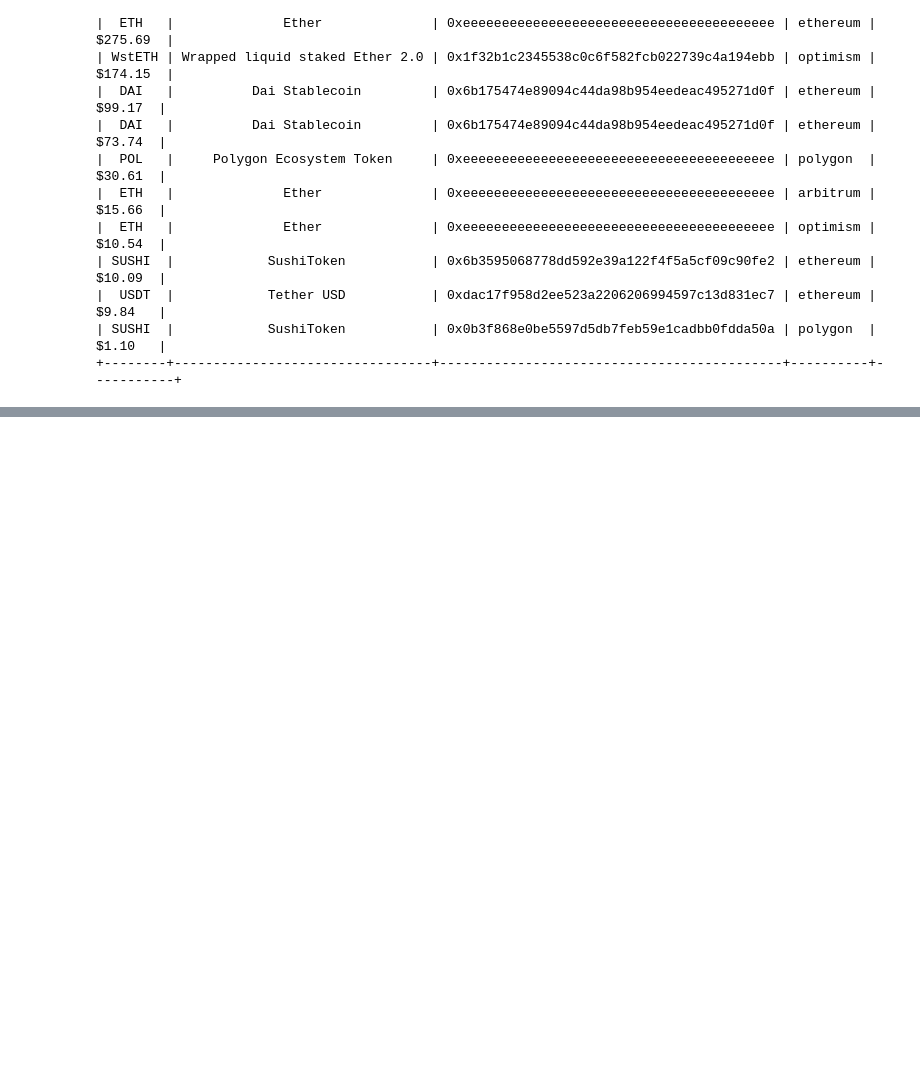
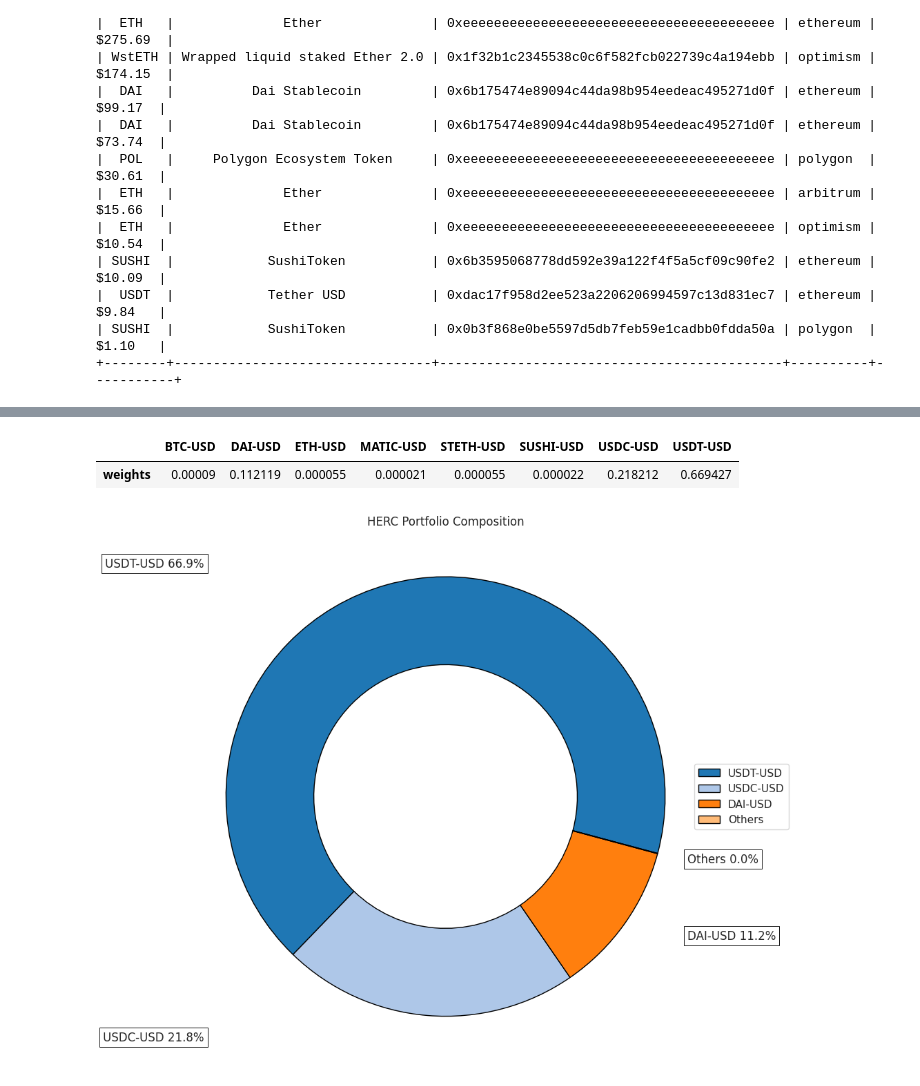
Before and after one commit to cristiansoto-f/reimagined-crypto-optimization, a Jupyter notebook: CryptoPortfolioOpt.ipynb, the cells around one changed output, grey strips where cells are left out. Saved outputs shown, nothing was run; the diff lists cells and outputs as text; code cells hidden in the pictures; blank space fills up the shorter version.

```diff
--- a/CryptoPortfolioOpt.ipynb
+++ b/CryptoPortfolioOpt.ipynb
@@ -266,0 +458,39 @@ print(table)
+# %%
+# Building the portfolio object
+port = rp.HCPortfolio(returns=Y)
+
+# Estimate optimal portfolio:
+model = 'HERC' # could be HRP also
+codependece = 'pearson' # correlation matrix used to group assets in clusters.
+codependence = 'pearson' # Correlation matrix used to group assets in clusters
+rm = 'MV' # Risk measure used, this time will be variance
+rf = 0.05 # Risk free rate
+linkage = 'ward' # Linkage method used to build clusters
+max_k = 10 # Max number of clusters used in two difference gap statistic
+leaf_order = True # Consider optimal order of leafs in dendrogram
+
+w = port.optimization(model=model,
+                      codependence=codependence,
+                      rm=rm,
+                      rf=rf,
+                      linkage=linkage,
+                      max_k=max_k,
+                      leaf_order=leaf_order)
+
+display(w.T)
+# %% [output]
+|  | BTC-USD | DAI-USD | ETH-USD | MATIC-USD | STETH-USD | SUSHI-USD | USDC-USD | USDT-USD |
+| weights | 0.00009 | 0.112119 | 0.000055 | 0.000021 | 0.000055 | 0.000022 | 0.218212 | 0.669427 |
+# %%
+# Graph portfolio composition
+ax = rp.plot_pie(
+    w=w,
+    title = 'HERC Portfolio Composition',
+    nrow = 25,
+    cmap = 'tab20',
+    height = 8,
+    width = 10,
+    ax = None
+)
+# %% [output]
+[figure, added]
```
Also changed, not shown: parts of 16 cells of this notebook.
